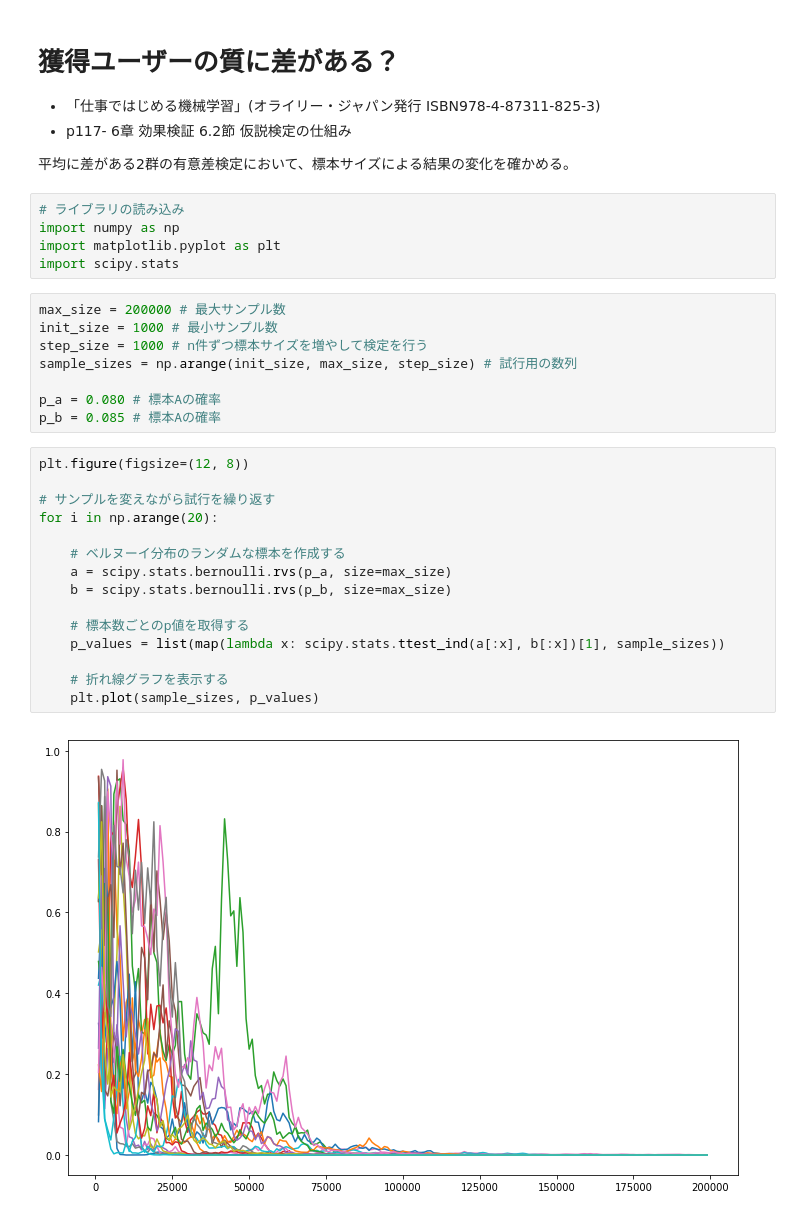
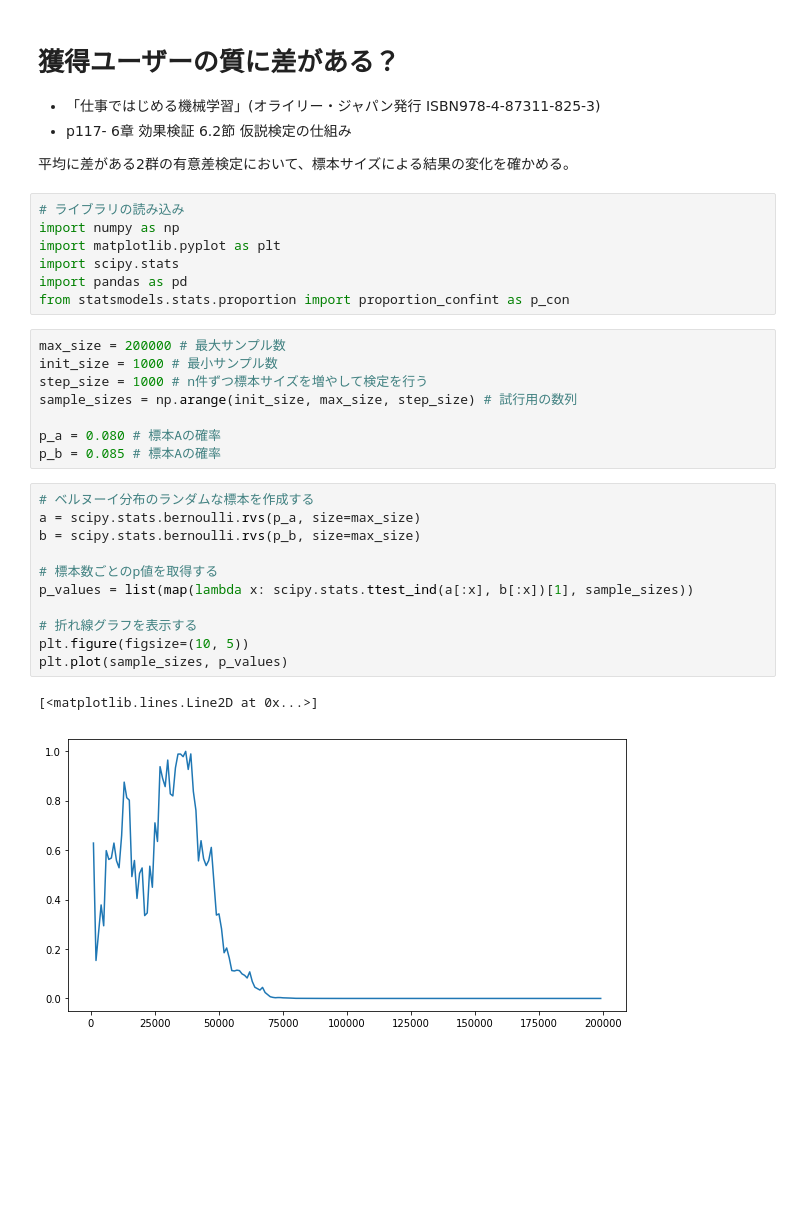
Before and after one commit to msuz/sandbox, a Jupyter notebook: ai_ml/significant_difference_test.ipynb, the cells around one changed output. Saved outputs shown, nothing was run; the diff lists cells and outputs as text; blank space fills up the shorter version.

```diff
--- a/ai_ml/significant_difference_test.ipynb
+++ b/ai_ml/significant_difference_test.ipynb
@@ -10,6 +10,8 @@
 import numpy as np
 import matplotlib.pyplot as plt
 import scipy.stats
+import pandas as pd
+from statsmodels.stats.proportion import proportion_confint as p_con
 # %%
 max_size = 200000 # 最大サンプル数
 init_size = 1000 # 最小サンプル数
@@ -19,20 +21,17 @@ sample_sizes = np.arange(init_size, max_size, step_size) # 試行用の数列
 p_a = 0.080 # 標本Aの確率
 p_b = 0.085 # 標本Aの確率
 # %%
-plt.figure(figsize=(12, 8))
+# ベルヌーイ分布のランダムな標本を作成する
+a = scipy.stats.bernoulli.rvs(p_a, size=max_size)
+b = scipy.stats.bernoulli.rvs(p_b, size=max_size)
 
-# サンプルを変えながら試行を繰り返す
-for i in np.arange(20):
+# 標本数ごとのp値を取得する
+p_values = list(map(lambda x: scipy.stats.ttest_ind(a[:x], b[:x])[1], sample_sizes))
 
-    # ベルヌーイ分布のランダムな標本を作成する
-    a = scipy.stats.bernoulli.rvs(p_a, size=max_size)
-    b = scipy.stats.bernoulli.rvs(p_b, size=max_size)
-
-    # 標本数ごとのp値を取得する
-    p_values = list(map(lambda x: scipy.stats.ttest_ind(a[:x], b[:x])[1], sample_sizes))
-
-    # 折れ線グラフを表示する
-    plt.plot(sample_sizes, p_values)
+# 折れ線グラフを表示する
+plt.figure(figsize=(10, 5))
+plt.plot(sample_sizes, p_values)
 # %% [output]
+[<matplotlib.lines.Line2D at 0x...>]
-[figure, old version]
+[figure, new version]
 # %% [markdown]
```
Also changed, not shown: parts of 5 cells of this notebook.
